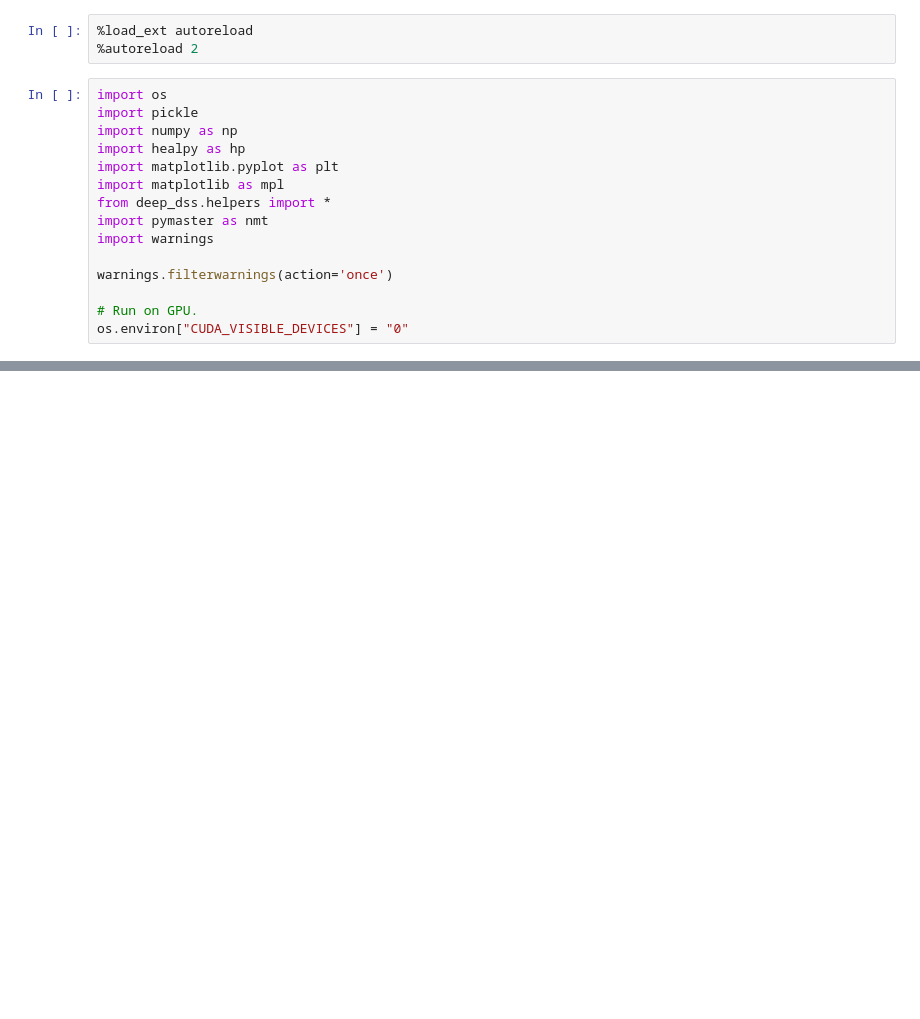
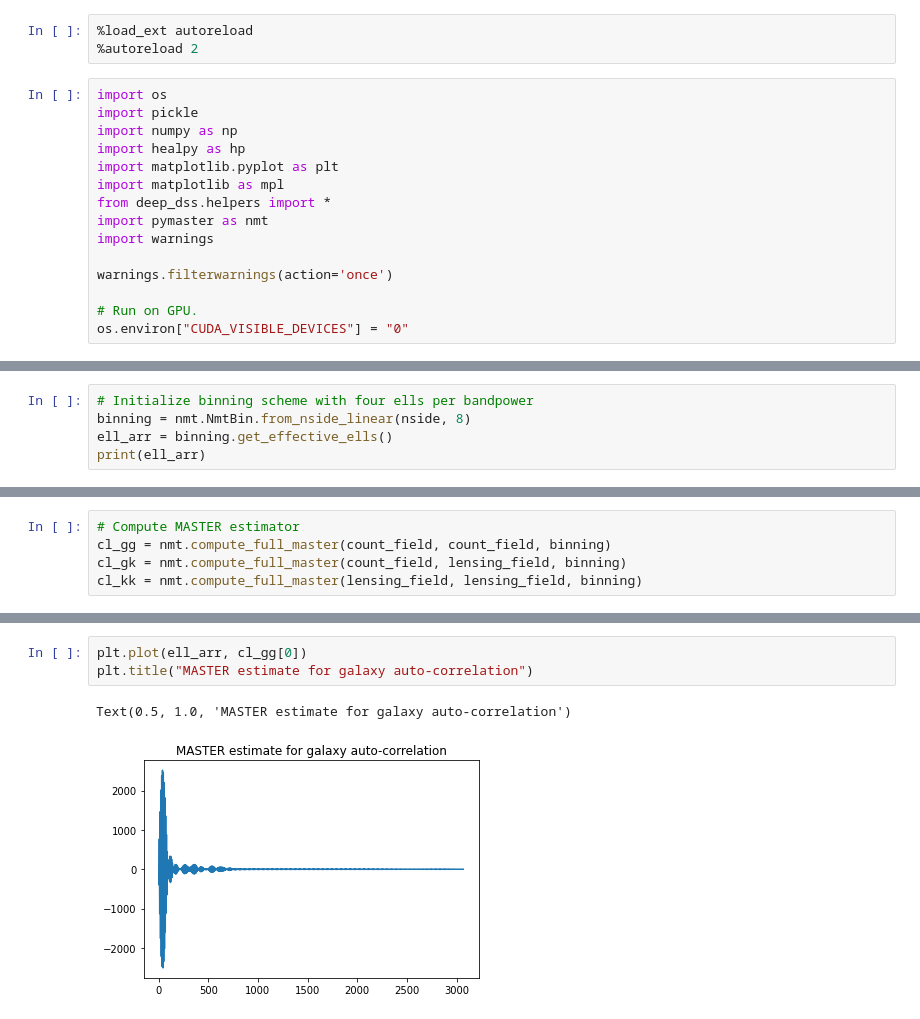
Before and after one commit to adiraju21s/deep_dss, a Jupyter notebook: notebooks/C_ell Analysis.ipynb, the cells around one changed output, grey strips where cells are left out. Cells and saved outputs as stored; diff of their text form; blank space fills up the shorter version.

```diff
--- a/notebooks/C_ell Analysis.ipynb
+++ b/notebooks/C_ell Analysis.ipynb
@@ -37,0 +132,5 @@ TypeError: Cannot interpret '2' as a data type
+# %%
+# Initialize binning scheme with four ells per bandpower
+binning = nmt.NmtBin.from_nside_linear(nside, 8)
+ell_arr = binning.get_effective_ells()
+print(ell_arr)
@@ -37,0 +155,5 @@ TypeError: Cannot interpret '2' as a data type
+# %%
+# Compute MASTER estimator
+cl_gg = nmt.compute_full_master(count_field, count_field, binning)
+cl_gk = nmt.compute_full_master(count_field, lensing_field, binning)
+cl_kk = nmt.compute_full_master(lensing_field, lensing_field, binning)
@@ -37,0 +220,6 @@ TypeError: Cannot interpret '2' as a data type
+# %%
+plt.plot(ell_arr, cl_gg[0])
+plt.title("MASTER estimate for galaxy auto-correlation")
+# %% [output]
+Text(0.5, 1.0, 'MASTER estimate for galaxy auto-correlation')
+[figure, added]
```
Also changed, not shown: parts of 33 cells of this notebook, 4 other files.
